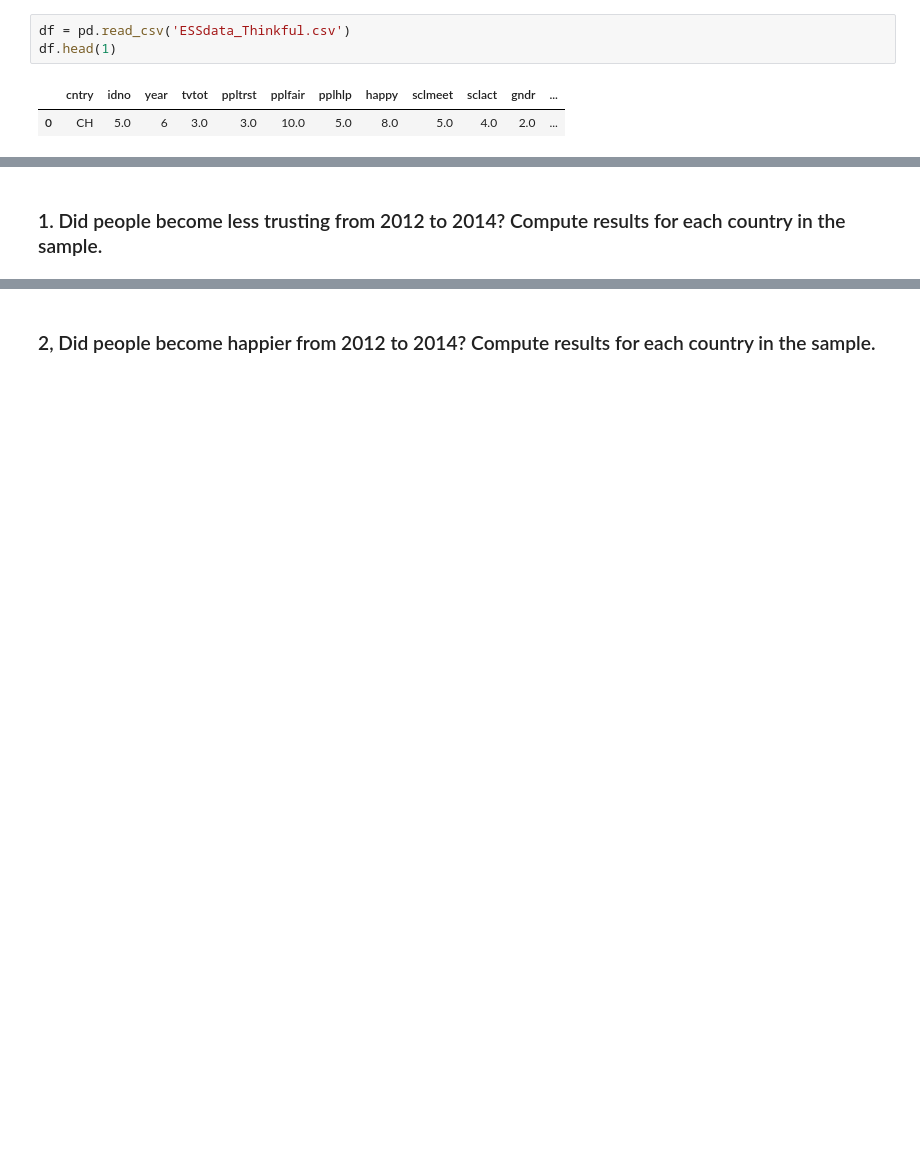
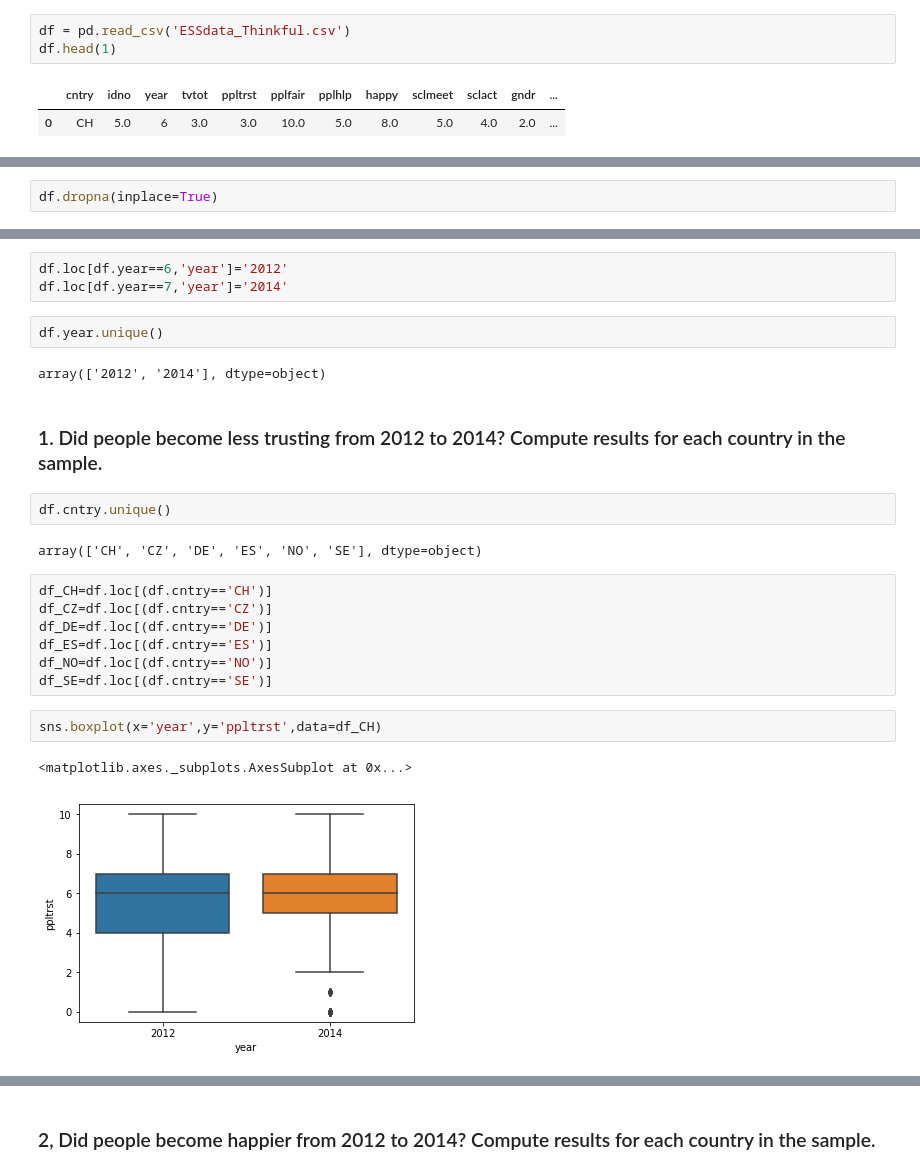
Before and after one commit to khsieh18/Unit5-Other-Topics, a Jupyter notebook: Lesson5-4-Challenge-What-Test-to-Use.ipynb, the cells around one changed output, grey strips where cells are left out. Saved outputs shown, nothing was run; the diff lists cells and outputs as text; blank space fills up the shorter version.

```diff
--- a/Lesson5-4-Challenge-What-Test-to-Use.ipynb
+++ b/Lesson5-4-Challenge-What-Test-to-Use.ipynb
@@ -17,0 +36,2 @@ df.head(1)
+# %%
+df.dropna(inplace=True)
@@ -18,2 +59,25 @@ df.head(1)
+# %%
+df.loc[df.year==6,'year']='2012'
+df.loc[df.year==7,'year']='2014'
+# %%
+df.year.unique()
+# %% [output]
+array(['2012', '2014'], dtype=object)
 # %% [markdown]
 ### 1. Did people become less trusting from 2012 to 2014? Compute results for each country in the sample.
+# %%
+df.cntry.unique()
+# %% [output]
+array(['CH', 'CZ', 'DE', 'ES', 'NO', 'SE'], dtype=object)
+# %%
+df_CH=df.loc[(df.cntry=='CH')]
+df_CZ=df.loc[(df.cntry=='CZ')]
+df_DE=df.loc[(df.cntry=='DE')]
+df_ES=df.loc[(df.cntry=='ES')]
+df_NO=df.loc[(df.cntry=='NO')]
+df_SE=df.loc[(df.cntry=='SE')]
+# %%
+sns.boxplot(x='year',y='ppltrst',data=df_CH)
+# %% [output]
+<matplotlib.axes._subplots.AxesSubplot at 0x...>
+[figure, added]
```
Also changed, not shown: parts of 25 cells of this notebook.
